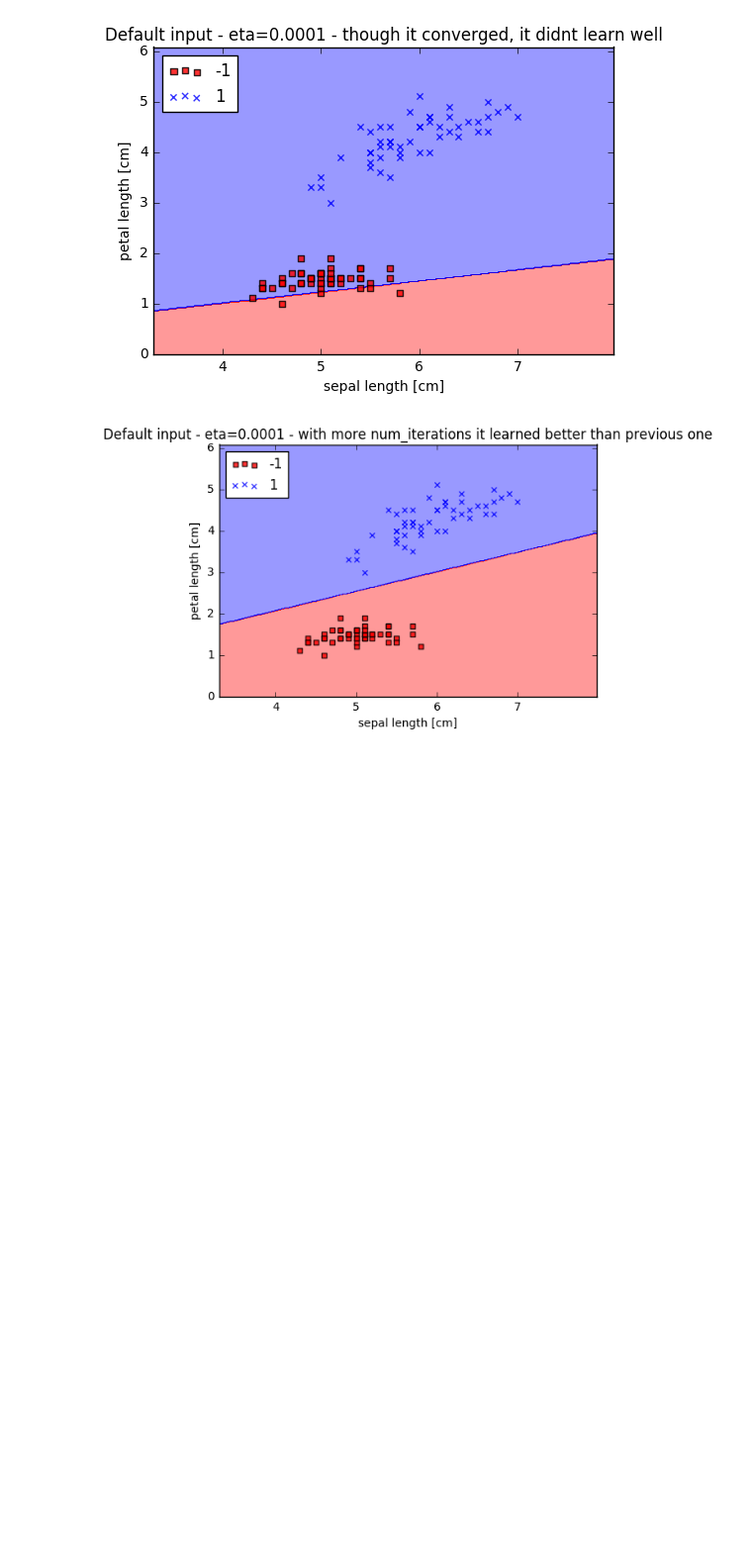
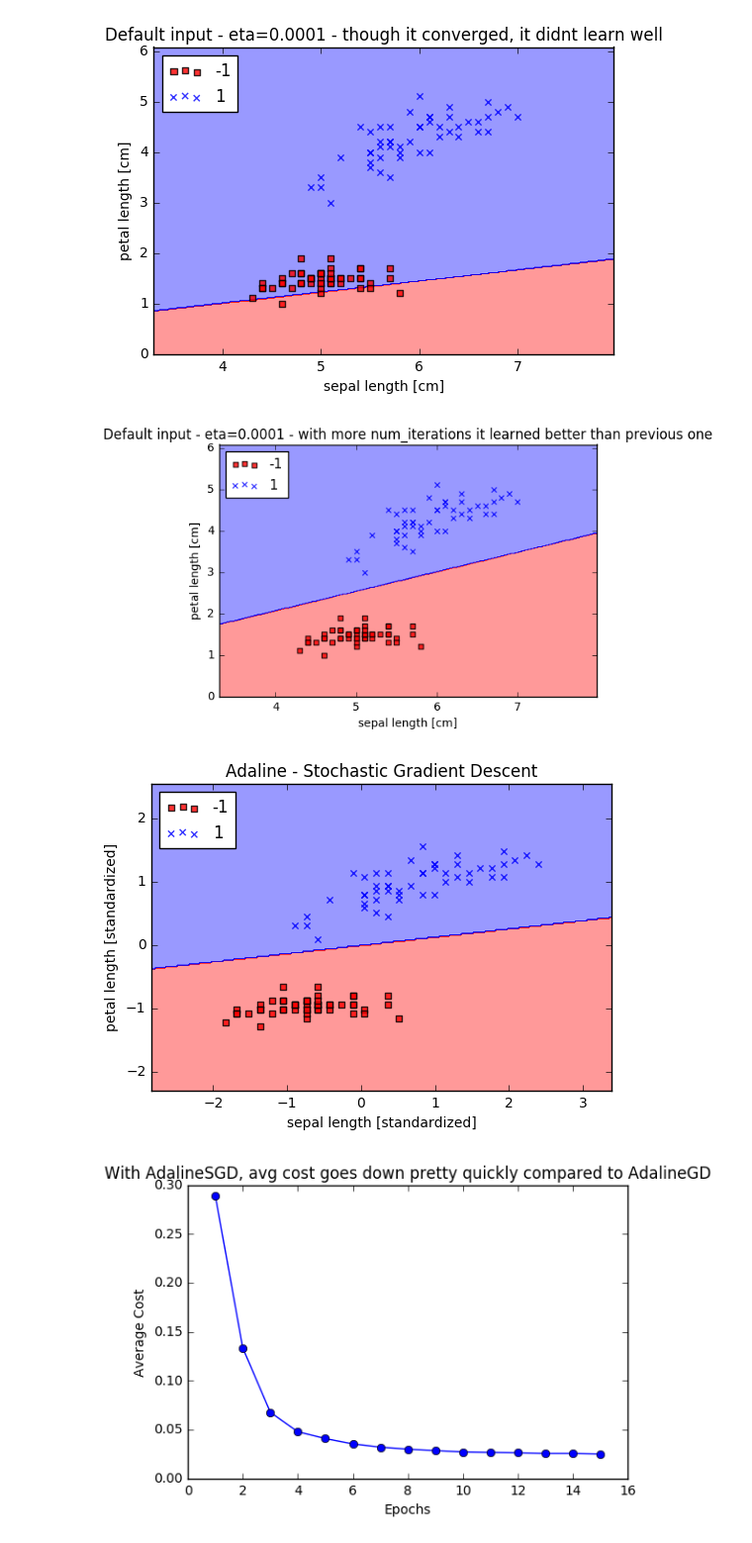
Before and after one commit to spoddutur/ml-notes, a Jupyter notebook: ch2.ipynb, the cells around one changed output. Shown at 99% size. Cells and saved outputs as stored; diff of their text form; code cells hidden in the pictures; blank space fills up the shorter version.

```diff
--- a/ch2.ipynb
+++ b/ch2.ipynb
@@ -159,3 +159,22 @@ plt.show()
 [figure]
 [figure]
 [figure]
+# %%
+%run 'AdalineSGD.ipynb'
+
+adaSgd = AdalineSGD(eta=0.01, n_iter=15, random_state=1)
+adaSgd.fit(X_std, y)
+plot_decision_regions(X_std, y, classifier=adaSgd)
+plt.title('Adaline - Stochastic Gradient Descent')
+plt.xlabel('sepal length [standardized]')
+plt.ylabel('petal length [standardized]')
+plt.legend(loc='upper left')
+plt.show()
+plt.plot(range(1, len(adaSgd.cost_) + 1), adaSgd.cost_, marker='o')
+plt.xlabel('Epochs')
+plt.ylabel('Average Cost')
+plt.title('With AdalineSGD, avg cost goes down pretty quickly compared to AdalineGD')
+plt.show()
+# %% [output]
+[figure, added]
+[figure, added]
```
